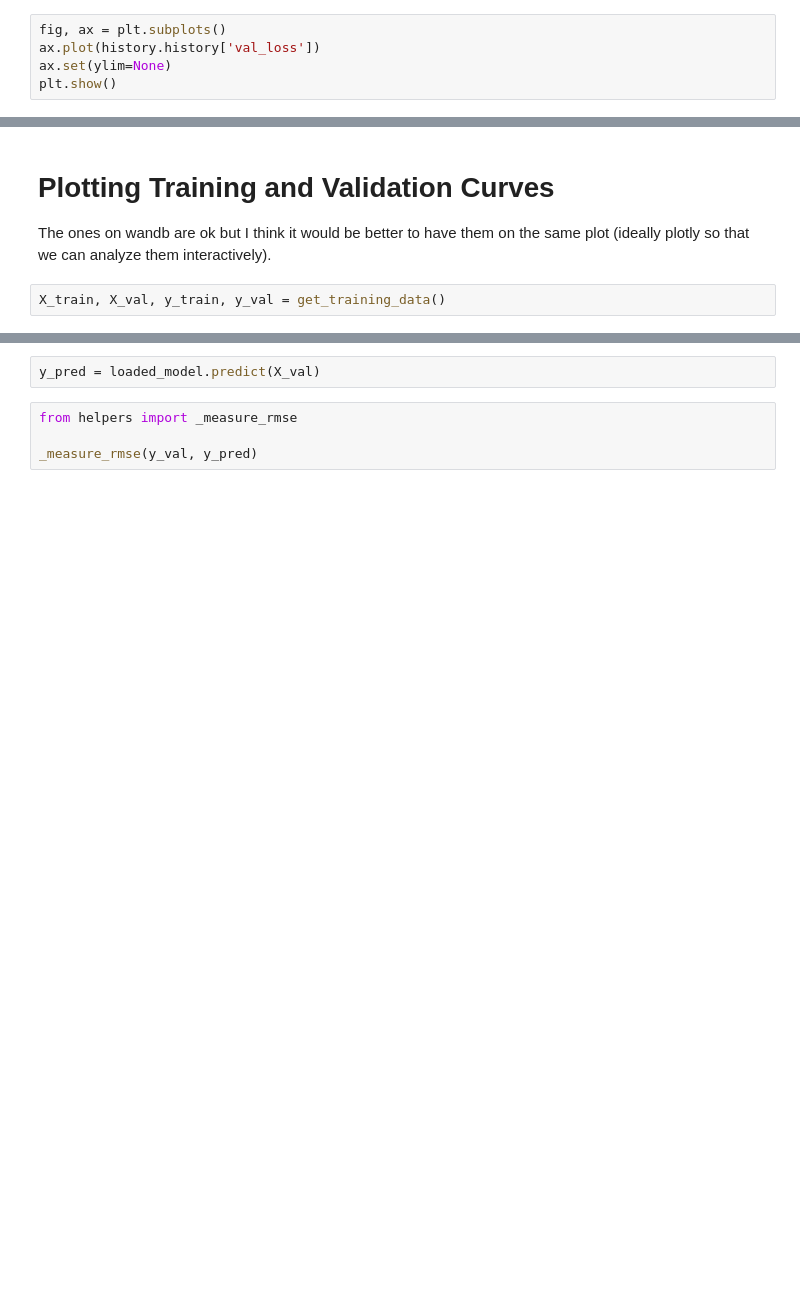
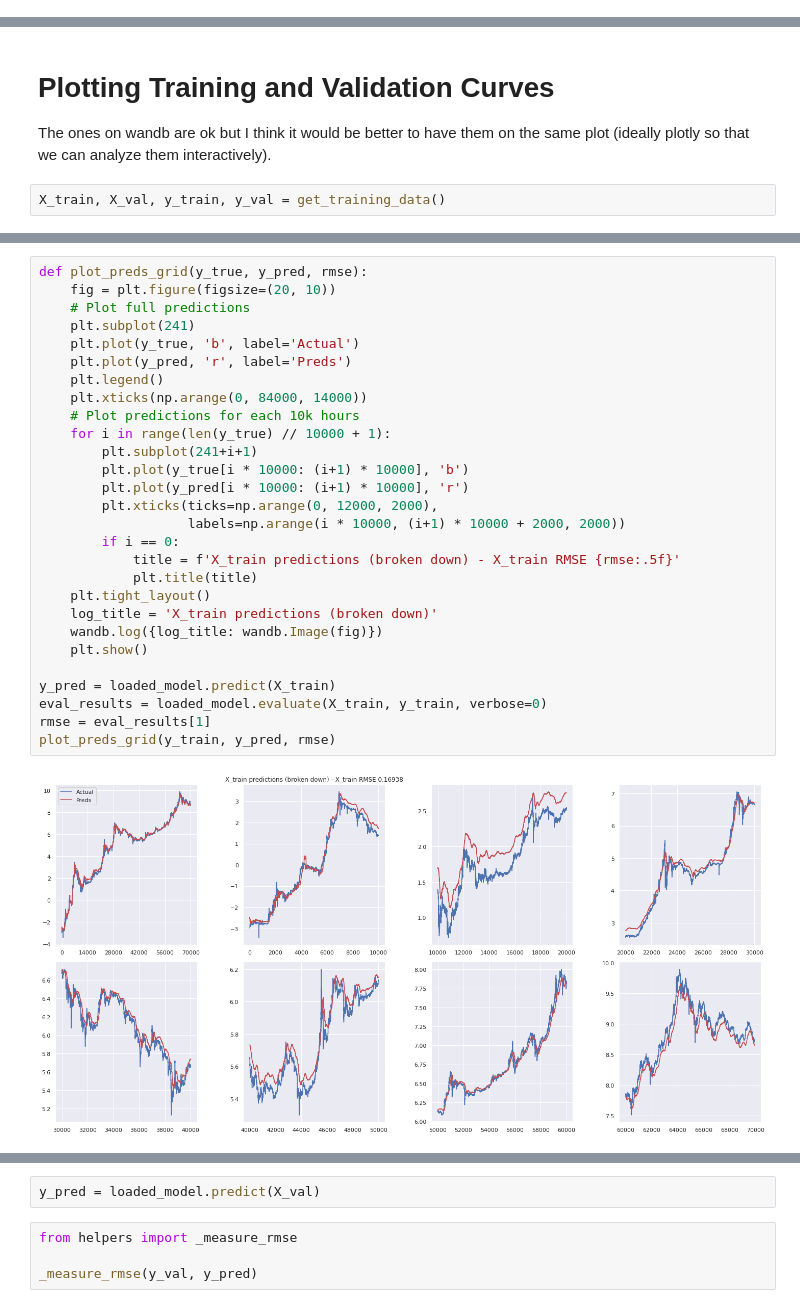
Before and after one commit to codeananda/bitcoin_price_predictor, a Jupyter notebook: price_predictor/keras_price_predictor.ipynb, the cells around one changed output, grey strips where cells are left out. Saved outputs shown, nothing was run; the diff lists cells and outputs as text; blank space fills up the shorter version.

```diff
--- a/price_predictor/keras_price_predictor.ipynb
+++ b/price_predictor/keras_price_predictor.ipynb
@@ -1380,5 +1397,0 @@ plot_losses(history, scaling=None, ylim=(0.8, 1.25))
-# %%
-fig, ax = plt.subplots()
-ax.plot(history.history['val_loss'])
-ax.set(ylim=None)
-plt.show()
@@ -1434,0 +1472,30 @@ X_train, X_val, y_train, y_val = get_training_data()
+# %%
+def plot_preds_grid(y_true, y_pred, rmse):
+    fig = plt.figure(figsize=(20, 10))
+    # Plot full predictions
+    plt.subplot(241)
+    plt.plot(y_true, 'b', label='Actual')
+    plt.plot(y_pred, 'r', label='Preds')
+    plt.legend()
+    plt.xticks(np.arange(0, 84000, 14000))
+    # Plot predictions for each 10k hours
+    for i in range(len(y_true) // 10000 + 1):
+        plt.subplot(241+i+1)
+        plt.plot(y_true[i * 10000: (i+1) * 10000], 'b')
+        plt.plot(y_pred[i * 10000: (i+1) * 10000], 'r')
+        plt.xticks(ticks=np.arange(0, 12000, 2000),
+                   labels=np.arange(i * 10000, (i+1) * 10000 + 2000, 2000))
+        if i == 0:
+            title = f'X_train predictions (broken down) - X_train RMSE {rmse:.5f}'
+            plt.title(title)
+    plt.tight_layout()
+    log_title = 'X_train predictions (broken down)'
+    wandb.log({log_title: wandb.Image(fig)})
+    plt.show()
+
+y_pred = loaded_model.predict(X_train)
+eval_results = loaded_model.evaluate(X_train, y_train, verbose=0)
+rmse = eval_results[1]
+plot_preds_grid(y_train, y_pred, rmse)
+# %% [output]
+[figure, added]
```
Also changed, not shown: parts of 25 cells of this notebook, 1 other file.
